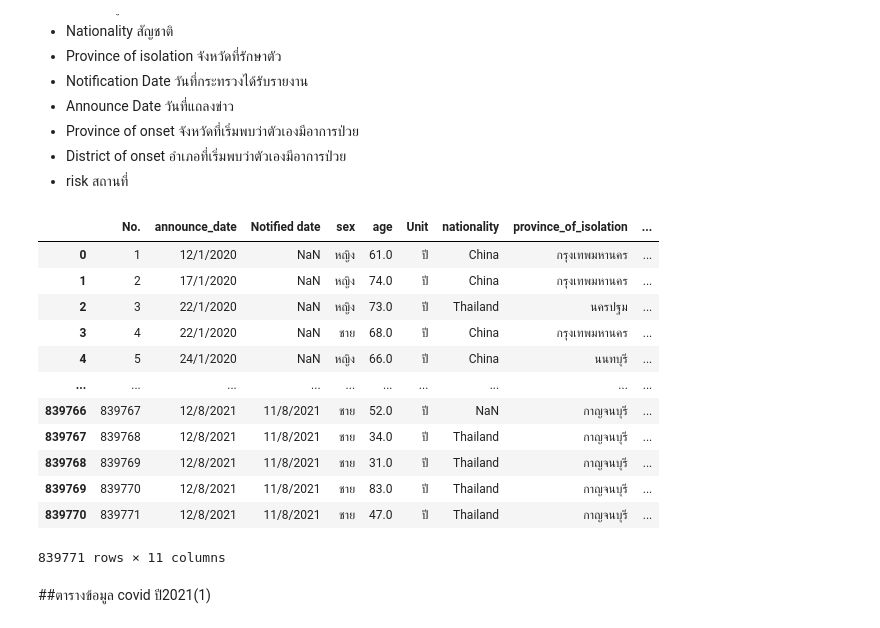
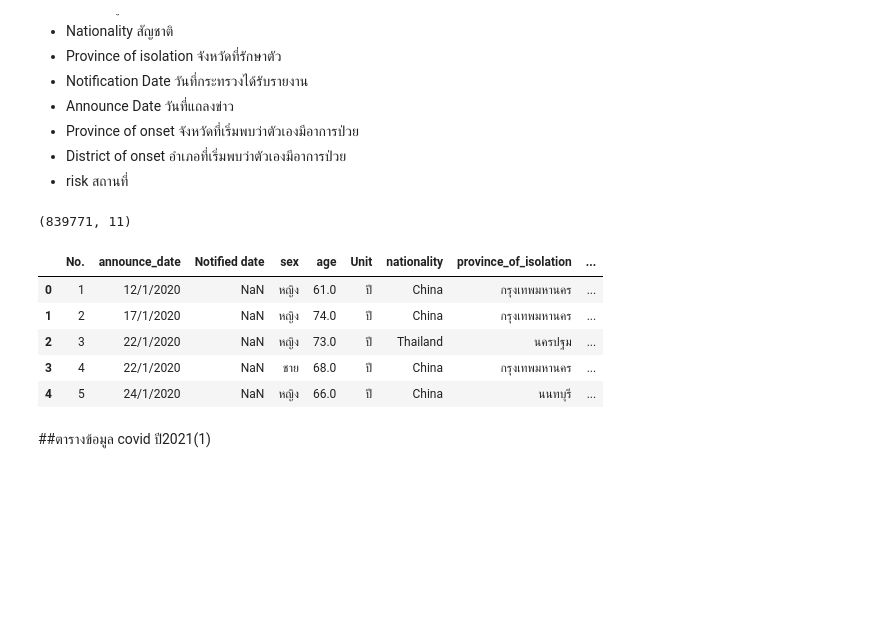
Before and after one commit to Wanita-8943/data_viz_2022, a Jupyter notebook: Project_Dinosaur.ipynb, the cells around one changed output. Saved outputs shown, nothing was run; the diff lists cells and outputs as text; code cells hidden in the pictures; blank space fills up the shorter version.

```diff
--- a/Project_Dinosaur.ipynb
+++ b/Project_Dinosaur.ipynb
@@ -29,21 +31,16 @@ path = '/content/drive/My Drive/Project_Dinosaur'
 * risk สถานที่
 # %%
 data_covid2020 =  pd.read_csv(os.path.join(path,'confirmed-cases.csv'))
-data_covid2020
+print(data_covid2020.shape)
+data_covid2020.head()
 # %% [output]
+(839771, 11)
 |  | No. | announce_date | Notified date | sex | age | Unit | nationality | province_of_isolation | ... |
 | 0 | 1 | 12/1/2020 | NaN | หญิง | 61.0 | ปี | China | กรุงเทพมหานคร | ... |
 | 1 | 2 | 17/1/2020 | NaN | หญิง | 74.0 | ปี | China | กรุงเทพมหานคร | ... |
 | 2 | 3 | 22/1/2020 | NaN | หญิง | 73.0 | ปี | Thailand | นครปฐม | ... |
 | 3 | 4 | 22/1/2020 | NaN | ชาย | 68.0 | ปี | China | กรุงเทพมหานคร | ... |
 | 4 | 5 | 24/1/2020 | NaN | หญิง | 66.0 | ปี | China | นนทบุรี | ... |
-| ... | ... | ... | ... | ... | ... | ... | ... | ... | ... |
-| 839766 | 839767 | 12/8/2021 | 11/8/2021 | ชาย | 52.0 | ปี | NaN | กาญจนบุรี | ... |
-| 839767 | 839768 | 12/8/2021 | 11/8/2021 | ชาย | 34.0 | ปี | Thailand | กาญจนบุรี | ... |
-| 839768 | 839769 | 12/8/2021 | 11/8/2021 | ชาย | 31.0 | ปี | Thailand | กาญจนบุรี | ... |
-| 839769 | 839770 | 12/8/2021 | 11/8/2021 | ชาย | 83.0 | ปี | Thailand | กาญจนบุรี | ... |
-| 839770 | 839771 | 12/8/2021 | 11/8/2021 | ชาย | 47.0 | ปี | Thailand | กาญจนบุรี | ... |
-839771 rows × 11 columns
 # %% [markdown]
 ##ตารางข้อมูล covid ปี2021(1)
 # %%
```
Also changed, not shown: parts of 119 cells of this notebook.
